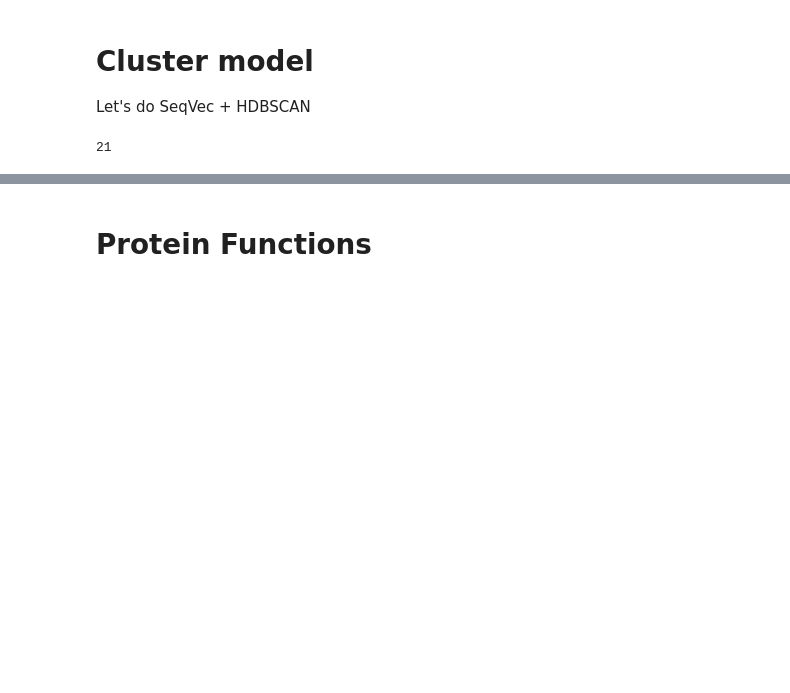
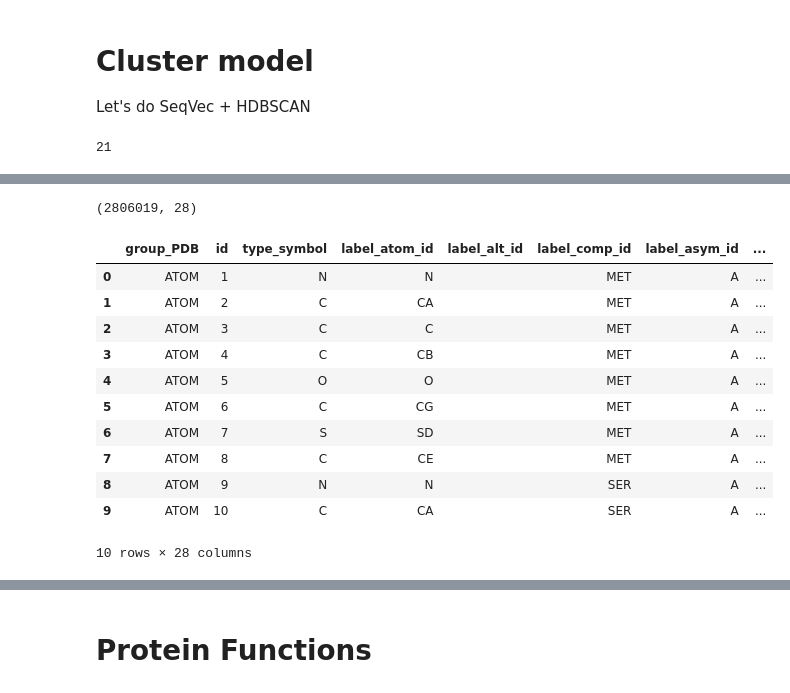
Before and after one commit to dptrsa-300/pss, a Jupyter notebook: Evaluate Cluster Outcome.ipynb, the cells around one changed output, grey strips where cells are left out. Cells and saved outputs as stored; diff of their text form; code cells hidden in the pictures; blank space fills up the shorter version.

```diff
--- a/Evaluate Cluster Outcome.ipynb
+++ b/Evaluate Cluster Outcome.ipynb
@@ -256,0 +287,21 @@ cluster_stats
+# %%
+asp_00 = gcs.download_parquet("structure_files/atom_sites/atom_sites_part_00.parquet")
+# %%
+asp_00.shape
+# %% [output]
+(2806019, 28)
+# %%
+asp_00[0:10]
+# %% [output]
+|  | group_PDB | id | type_symbol | label_atom_id | label_alt_id | label_comp_id | label_asym_id | ... |
+| 0 | ATOM | 1 | N | N |  | MET | A | ... |
+| 1 | ATOM | 2 | C | CA |  | MET | A | ... |
+| 2 | ATOM | 3 | C | C |  | MET | A | ... |
+| 3 | ATOM | 4 | C | CB |  | MET | A | ... |
+| 4 | ATOM | 5 | O | O |  | MET | A | ... |
+| 5 | ATOM | 6 | C | CG |  | MET | A | ... |
+| 6 | ATOM | 7 | S | SD |  | MET | A | ... |
+| 7 | ATOM | 8 | C | CE |  | MET | A | ... |
+| 8 | ATOM | 9 | N | N |  | SER | A | ... |
+| 9 | ATOM | 10 | C | CA |  | SER | A | ... |
+10 rows × 28 columns
```
Also changed, not shown: parts of 105 cells of this notebook, 2 other files.
